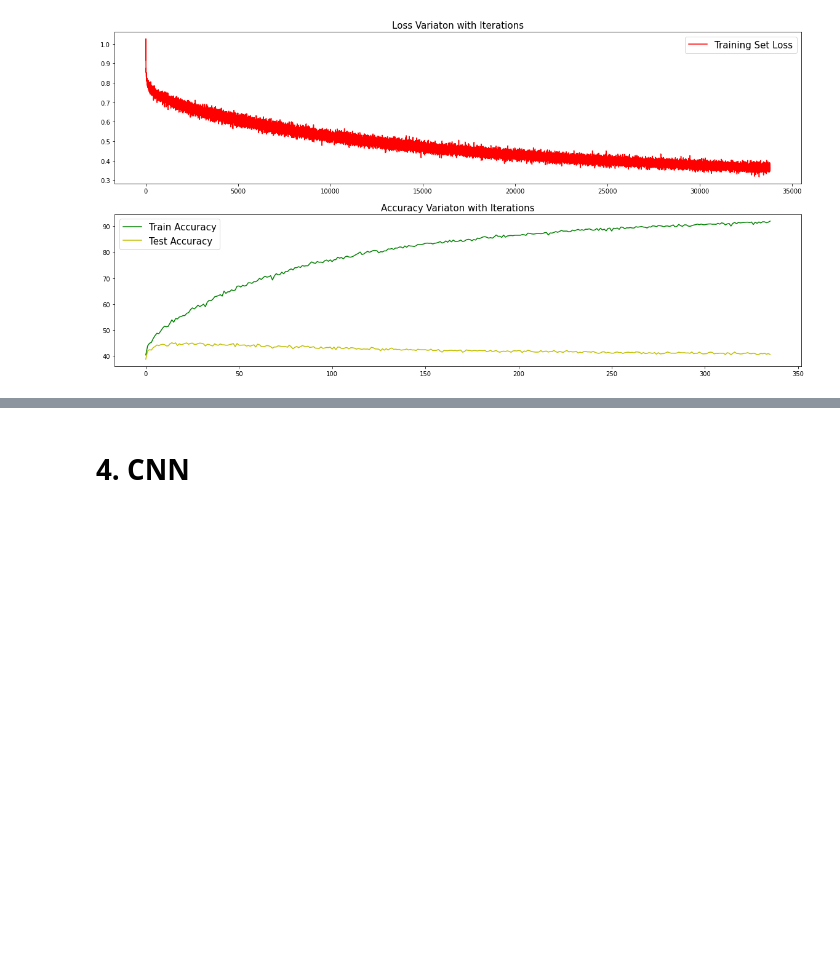
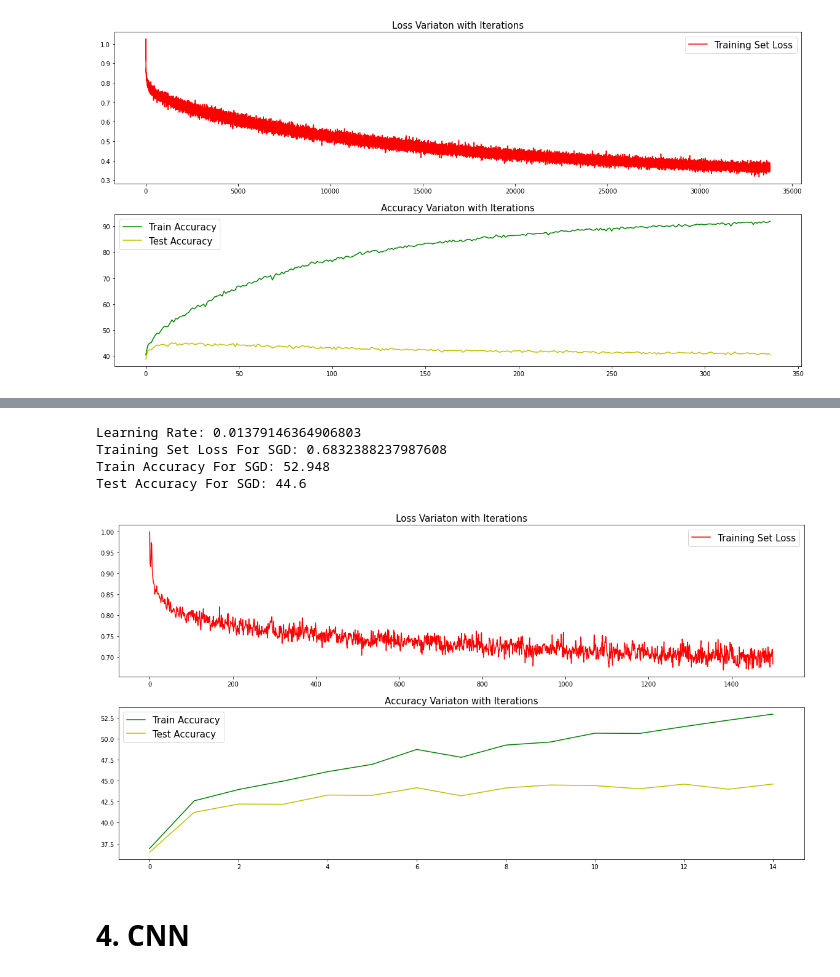
Before and after one commit to AmashiNiw/EN2550-Assignments, a Jupyter notebook: A04/180433E_a4.ipynb, the cells around one changed output, grey strips where cells are left out. Cells and saved outputs as stored; diff of their text form; code cells hidden in the pictures; blank space fills up the shorter version.

```diff
--- a/A04/180433E_a4.ipynb
+++ b/A04/180433E_a4.ipynb
@@ -695,3 +745,34 @@ plt.savefig("Img_a4/SGD2History.tif")
+# %%
+# Printing accuracies and losses
+
+print("Learning Rate:", lr)
+print("Training Set Loss For SGD:", loss_history_st[-1])
+#print("Test Set Loss For SGD:", loss_history_st_test[-1])
+print("Train Accuracy For SGD:",train_acc_history_st[-1])
+print("Test Accuracy For SGD:",val_acc_history_st[-1])
+# %% [output]
+Learning Rate: 0.01379146364906803
+Training Set Loss For SGD: 0.6832388237987608
+Train Accuracy For SGD: 52.948
+Test Accuracy For SGD: 44.6
+# %%
+# Visualizing the loss/accuracy variation over iterations
+
+fig,ax = plt.subplots(2,1,figsize=(20,10))
+
+ax[0].plot(loss_history_st,color="r")
+#ax[0].plot(loss_history_st_test,color="b")
+ax[0].set_title('Loss Variaton with Iterations',fontsize= 15)
+ax[0].legend(['Training Set Loss','Test Set Loss'],fontsize= 15)
+
+ax[1].plot(train_acc_history_st,color="g")
+ax[1].plot(val_acc_history_st,color="y")
+ax[1].set_title('Accuracy Variaton with Iterations',fontsize= 15)
+ax[1].legend(['Train Accuracy','Test Accuracy'],fontsize= 15)
+
+plt.savefig("Img_a4/SGD2History.tif")
+# %% [output]
+[figure, added]
 # %% [markdown]
 # 4. CNN
 # %%
```
Also changed, not shown: parts of 1 cell of this notebook, 2 other files.
